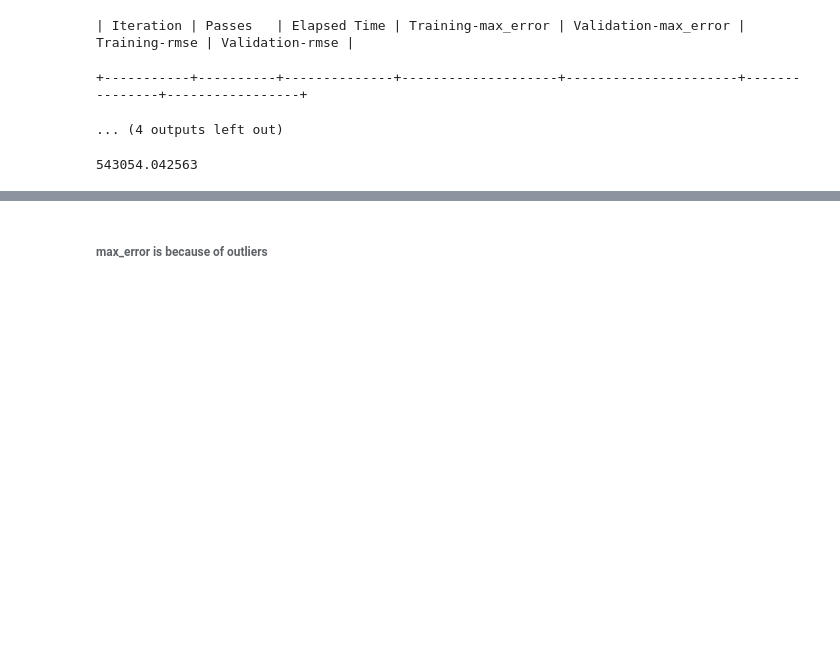
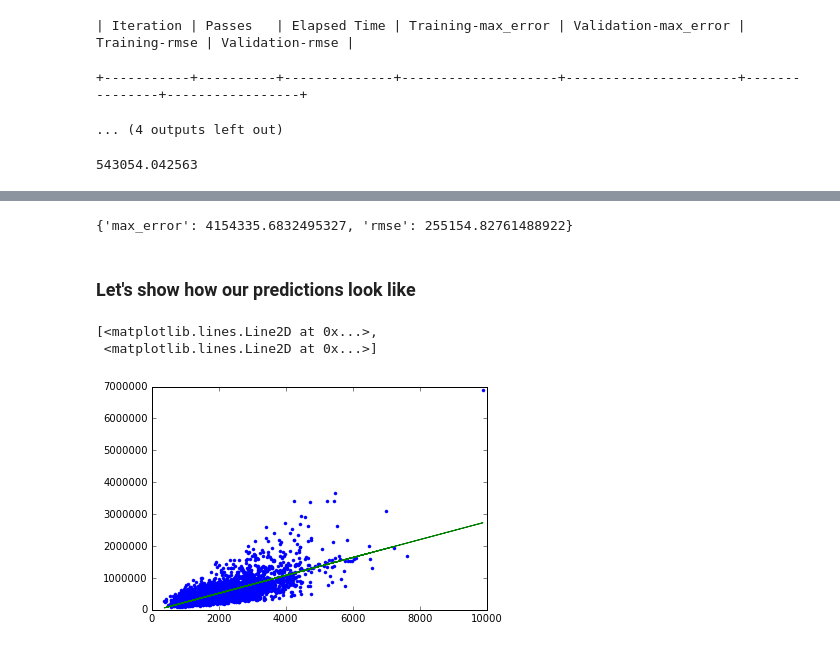
Before and after one commit to arushi-bhatt/MLSpecializationCoursera, a Jupyter notebook: MLCourse1/Week2-LInearRegressionModelling/PredictingHousePricesAssignment.ipynb, the cells around one changed output, grey strips where cells are left out. Cells and saved outputs as stored; diff of their text form; code cells hidden in the pictures; blank space fills up the shorter version.

Commit message:
using matplotlib library of python

```diff
--- a/MLCourse1/Week2-LInearRegressionModelling/PredictingHousePricesAssignment.ipynb
+++ b/MLCourse1/Week2-LInearRegressionModelling/PredictingHousePricesAssignment.ipynb
@@ -89,2 +85,7 @@ print sqft_model.evaluate(test_data)
-# %% [markdown]
-###### max_error is because of outliers
+# %%
+print sqft_model.evaluate(test_data)
+# max_error is because of outliers which is very badly predicted
+# %% [output]
+{'max_error': 4154335.6832495327, 'rmse': 255154.82761488922}
+# %% [markdown]
+### Let's show how our predictions look like
@@ -90,0 +97,7 @@ print sqft_model.evaluate(test_data)
+# %%
+plt.plot(test_data['sqft_living'],test_data['price'],'.',
+        test_data['sqft_living'], sqft_model.predict(test_data),'-')
+# %% [output]
+[<matplotlib.lines.Line2D at 0x...>,
+ <matplotlib.lines.Line2D at 0x...>]
+[figure, added]
```
Also changed, not shown: parts of 3 cells of this notebook.
